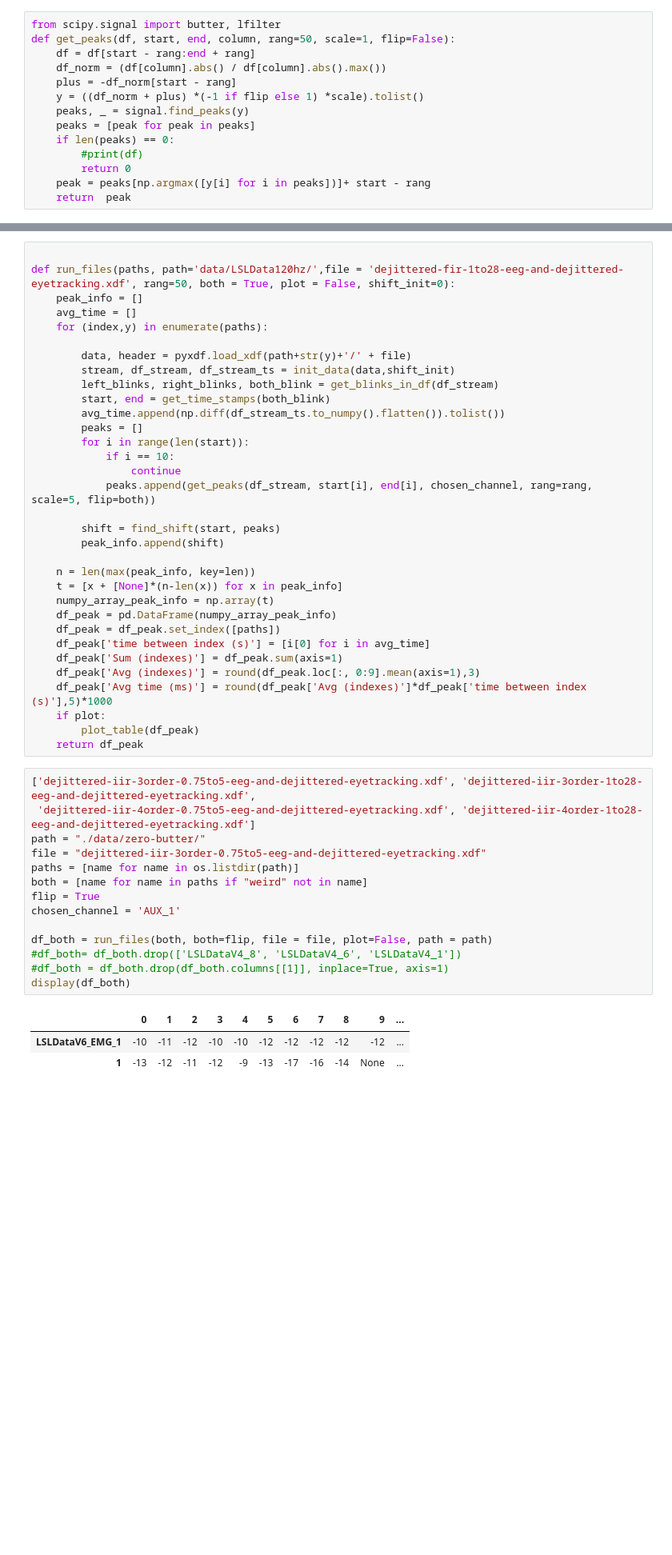
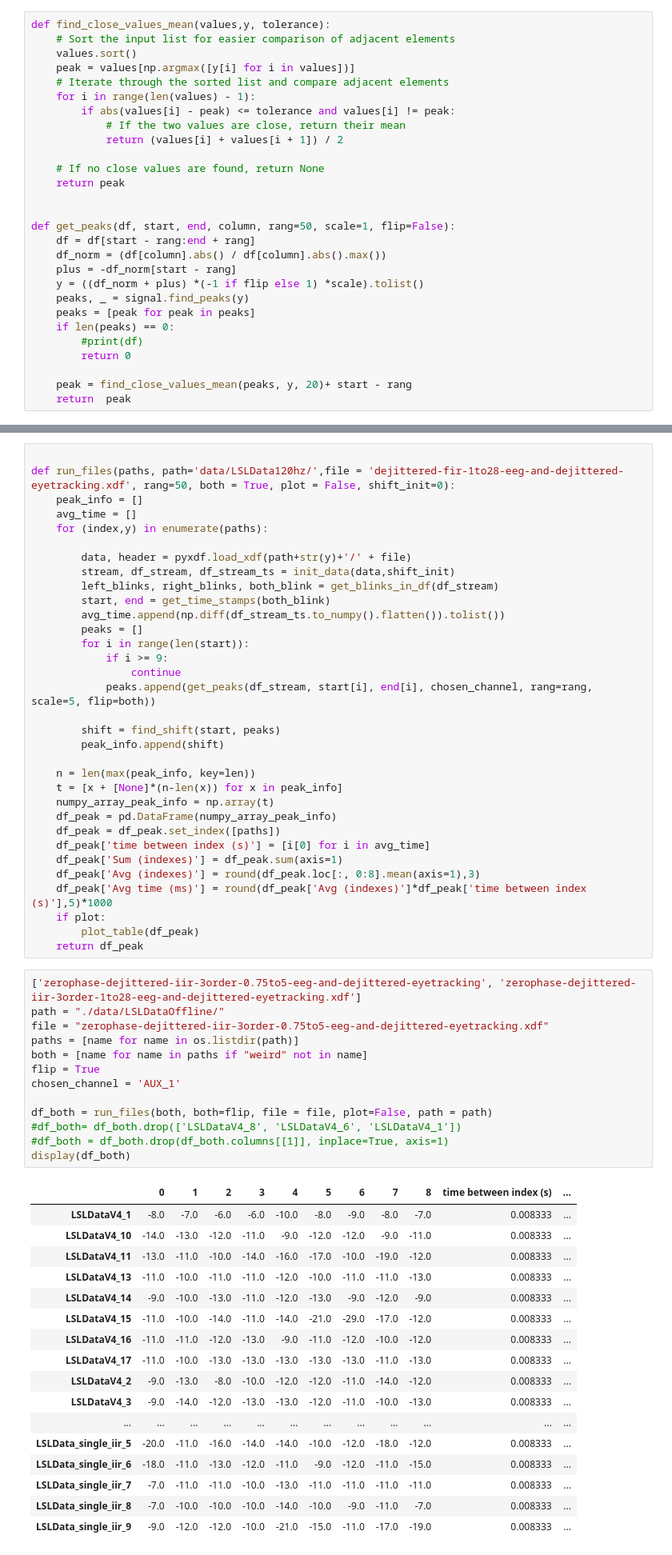
Before and after one commit to Ofplarsen/Bachelor_BCISpeller_Analyses, a Jupyter notebook: jitter/peak_analysis_iir.ipynb, the cells around one changed output, grey strips where cells are left out. Shown at 80% size. Drawn from its saved outputs; the diff is of its cells as text; blank space fills up the shorter version.

```diff
--- a/jitter/peak_analysis_iir.ipynb
+++ b/jitter/peak_analysis_iir.ipynb
@@ -103,7 +103,20 @@ def get_blinks_in_df(df):
 # %%
 #start, end = get_time_stamps(left_blinks)
 # %%
-from scipy.signal import butter, lfilter
+def find_close_values_mean(values,y, tolerance):
+    # Sort the input list for easier comparison of adjacent elements
+    values.sort()
+    peak = values[np.argmax([y[i] for i in values])]
+    # Iterate through the sorted list and compare adjacent elements
+    for i in range(len(values) - 1):
+        if abs(values[i] - peak) <= tolerance and values[i] != peak:
+            # If the two values are close, return their mean
+            return (values[i] + values[i + 1]) / 2
+
+    # If no close values are found, return None
+    return peak
+
+
 def get_peaks(df, start, end, column, rang=50, scale=1, flip=False):
     df = df[start - rang:end + rang]
     df_norm = (df[column].abs() / df[column].abs().max())
@@ -114,7 +127,8 @@ def get_peaks(df, start, end, column, rang=50, scale=1, flip=False):
     if len(peaks) == 0:
         #print(df)
         return 0
-    peak = peaks[np.argmax([y[i] for i in peaks])]+ start - rang
+
+    peak = find_close_values_mean(peaks, y, 20)+ start - rang
     return  peak
 # %%
 
@@ -160,7 +174,7 @@ def run_files(paths, path='data/LSLData120hz/',file = 'dejittered-fir-1to28-eeg-
         avg_time.append(np.diff(df_stream_ts.to_numpy().flatten()).tolist())
         peaks = []
         for i in range(len(start)):
-            if i == 10:
+            if i >= 9:
                 continue
             peaks.append(get_peaks(df_stream, start[i], end[i], chosen_channel, rang=rang, scale=5, flip=both))
 
@@ -174,29 +188,42 @@ def run_files(paths, path='data/LSLData120hz/',file = 'dejittered-fir-1to28-eeg-
     df_peak = df_peak.set_index([paths])
     df_peak['time between index (s)'] = [i[0] for i in avg_time]
     df_peak['Sum (indexes)'] = df_peak.sum(axis=1)
-    df_peak['Avg (indexes)'] = round(df_peak.loc[:, 0:9].mean(axis=1),3)
+    df_peak['Avg (indexes)'] = round(df_peak.loc[:, 0:8].mean(axis=1),3)
     df_peak['Avg time (ms)'] = round(df_peak['Avg (indexes)']*df_peak['time between index (s)'],5)*1000
     if plot:
         plot_table(df_peak)
     return df_peak
 # %%
-['dejittered-iir-3order-0.75to5-eeg-and-dejittered-eyetracking.xdf', 'dejittered-iir-3order-1to28-eeg-and-dejittered-eyetracking.xdf',
- 'dejittered-iir-4order-0.75to5-eeg-and-dejittered-eyetracking.xdf', 'dejittered-iir-4order-1to28-eeg-and-dejittered-eyetracking.xdf']
-path = "./data/zero-butter/"
-file = "dejittered-iir-3order-0.75to5-eeg-and-dejittered-eyetracking.xdf"
+['zerophase-dejittered-iir-3order-0.75to5-eeg-and-dejittered-eyetracking', 'zerophase-dejittered-iir-3order-1to28-eeg-and-dejittered-eyetracking.xdf']
+path = "./data/LSLDataOffline/"
+file = "zerophase-dejittered-iir-3order-0.75to5-eeg-and-dejittered-eyetracking.xdf"
 paths = [name for name in os.listdir(path)]
 both = [name for name in paths if "weird" not in name]
 flip = True
 chosen_channel = 'AUX_1'
 
 df_both = run_files(both, both=flip, file = file, plot=False, path = path)
 #df_both= df_both.drop(['LSLDataV4_8', 'LSLDataV4_6', 'LSLDataV4_1'])
 #df_both = df_both.drop(df_both.columns[[1]], inplace=True, axis=1)
 display(df_both)
 # %% [output]
-|  | 0 | 1 | 2 | 3 | 4 | 5 | 6 | 7 | 8 | 9 | ... |
-| LSLDataV6_EMG_1 | -10 | -11 | -12 | -10 | -10 | -12 | -12 | -12 | -12 | -12 | ... |
-| 1 | -13 | -12 | -11 | -12 | -9 | -13 | -17 | -16 | -14 | None | ... |
+|  | 0 | 1 | 2 | 3 | 4 | 5 | 6 | 7 | 8 | time between index (s) | ... |
+| LSLDataV4_1 | -8.0 | -7.0 | -6.0 | -6.0 | -10.0 | -8.0 | -9.0 | -8.0 | -7.0 | 0.008333 | ... |
+| LSLDataV4_10 | -14.0 | -13.0 | -12.0 | -11.0 | -9.0 | -12.0 | -12.0 | -9.0 | -11.0 | 0.008333 | ... |
+| LSLDataV4_11 | -13.0 | -11.0 | -10.0 | -14.0 | -16.0 | -17.0 | -10.0 | -19.0 | -12.0 | 0.008333 | ... |
+| LSLDataV4_13 | -11.0 | -10.0 | -11.0 | -11.0 | -12.0 | -10.0 | -11.0 | -11.0 | -13.0 | 0.008333 | ... |
+| LSLDataV4_14 | -9.0 | -10.0 | -13.0 | -11.0 | -12.0 | -13.0 | -9.0 | -12.0 | -9.0 | 0.008333 | ... |
+| LSLDataV4_15 | -11.0 | -10.0 | -14.0 | -11.0 | -14.0 | -21.0 | -29.0 | -17.0 | -12.0 | 0.008333 | ... |
+| LSLDataV4_16 | -11.0 | -11.0 | -12.0 | -13.0 | -9.0 | -11.0 | -12.0 | -10.0 | -12.0 | 0.008333 | ... |
+| LSLDataV4_17 | -11.0 | -10.0 | -13.0 | -13.0 | -13.0 | -13.0 | -13.0 | -11.0 | -13.0 | 0.008333 | ... |
+| LSLDataV4_2 | -9.0 | -13.0 | -8.0 | -10.0 | -12.0 | -12.0 | -11.0 | -14.0 | -12.0 | 0.008333 | ... |
+| LSLDataV4_3 | -9.0 | -14.0 | -12.0 | -13.0 | -13.0 | -12.0 | -11.0 | -10.0 | -13.0 | 0.008333 | ... |
+| ... | ... | ... | ... | ... | ... | ... | ... | ... | ... | ... | ... |
+| LSLData_single_iir_5 | -20.0 | -11.0 | -16.0 | -14.0 | -14.0 | -10.0 | -12.0 | -18.0 | -12.0 | 0.008333 | ... |
+| LSLData_single_iir_6 | -18.0 | -11.0 | -13.0 | -12.0 | -11.0 | -9.0 | -12.0 | -11.0 | -15.0 | 0.008333 | ... |
+| LSLData_single_iir_7 | -7.0 | -11.0 | -11.0 | -10.0 | -13.0 | -11.0 | -11.0 | -11.0 | -11.0 | 0.008333 | ... |
+| LSLData_single_iir_8 | -7.0 | -10.0 | -10.0 | -10.0 | -14.0 | -10.0 | -9.0 | -11.0 | -7.0 | 0.008333 | ... |
+| LSLData_single_iir_9 | -9.0 | -12.0 | -12.0 | -10.0 | -21.0 | -15.0 | -11.0 | -17.0 | -19.0 | 0.008333 | ... |
 # %%
 def get_offset(df):
     avg_offset = df['Avg time (ms)'].sum()/df.shape[0]
```
Also changed, not shown: parts of 6 cells of this notebook, 1 other file.
